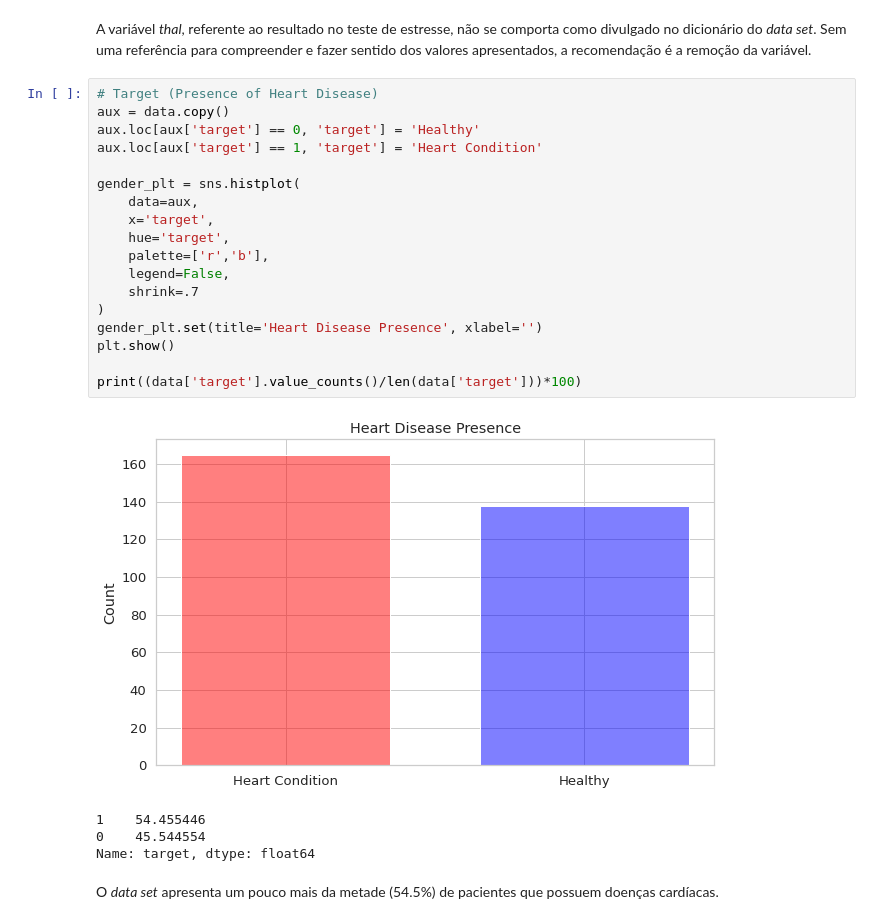
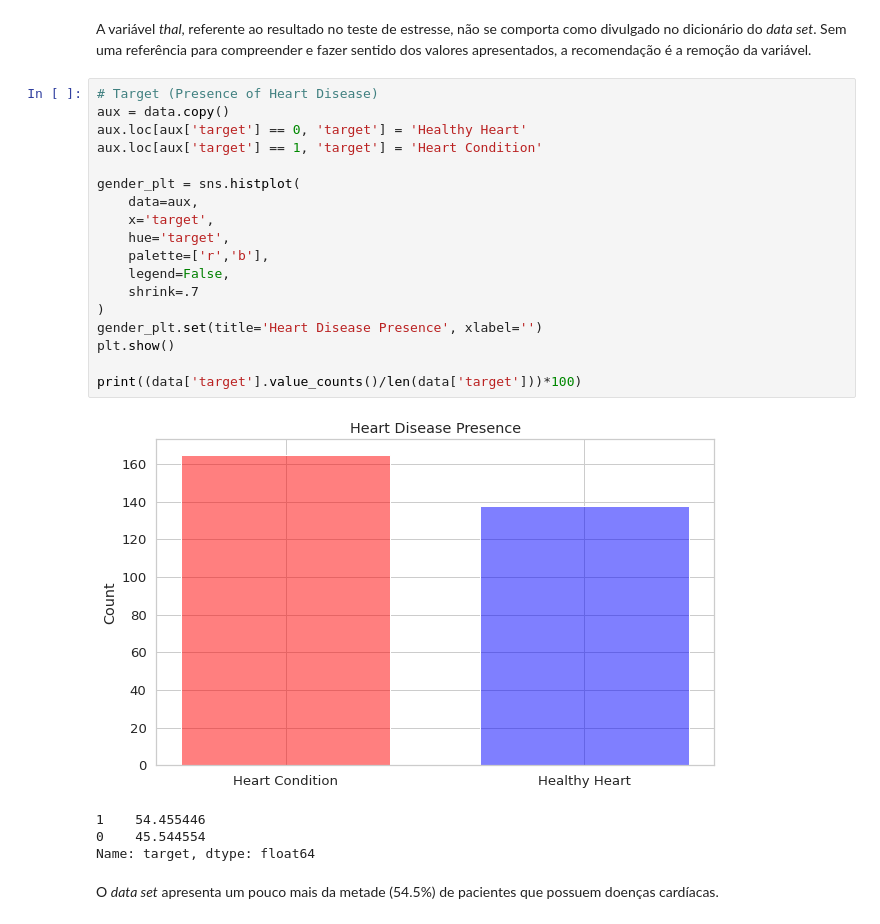
Before and after one commit to rfmf/ds_portfolio, a Jupyter notebook: EDA/Análise de Dados de Pacientes de Doenças Cardíacas/heart_disease_analysis.ipynb, the cells around one changed output. Cells and saved outputs as stored; diff of their text form.

```diff
--- a/EDA/Análise de Dados de Pacientes de Doenças Cardíacas/heart_disease_analysis.ipynb
+++ b/EDA/Análise de Dados de Pacientes de Doenças Cardíacas/heart_disease_analysis.ipynb
@@ -462,23 +462,23 @@ A variável *thal*, referente ao resultado no teste de estresse, não se comport
 # %%
 # Target (Presence of Heart Disease)
 aux = data.copy()
-aux.loc[aux['target'] == 0, 'target'] = 'Healthy'
+aux.loc[aux['target'] == 0, 'target'] = 'Healthy Heart'
 aux.loc[aux['target'] == 1, 'target'] = 'Heart Condition'
 
 gender_plt = sns.histplot(
     data=aux,
     x='target',
     hue='target',
     palette=['r','b'],
     legend=False,
     shrink=.7
 )
 gender_plt.set(title='Heart Disease Presence', xlabel='')
 plt.show()
 
 print((data['target'].value_counts()/len(data['target']))*100)
 # %% [output]
-[figure, old version]
+[figure, new version]
 1    54.455446
 0    45.544554
 Name: target, dtype: float64
```
Also changed, not shown: parts of 5 cells of this notebook.
